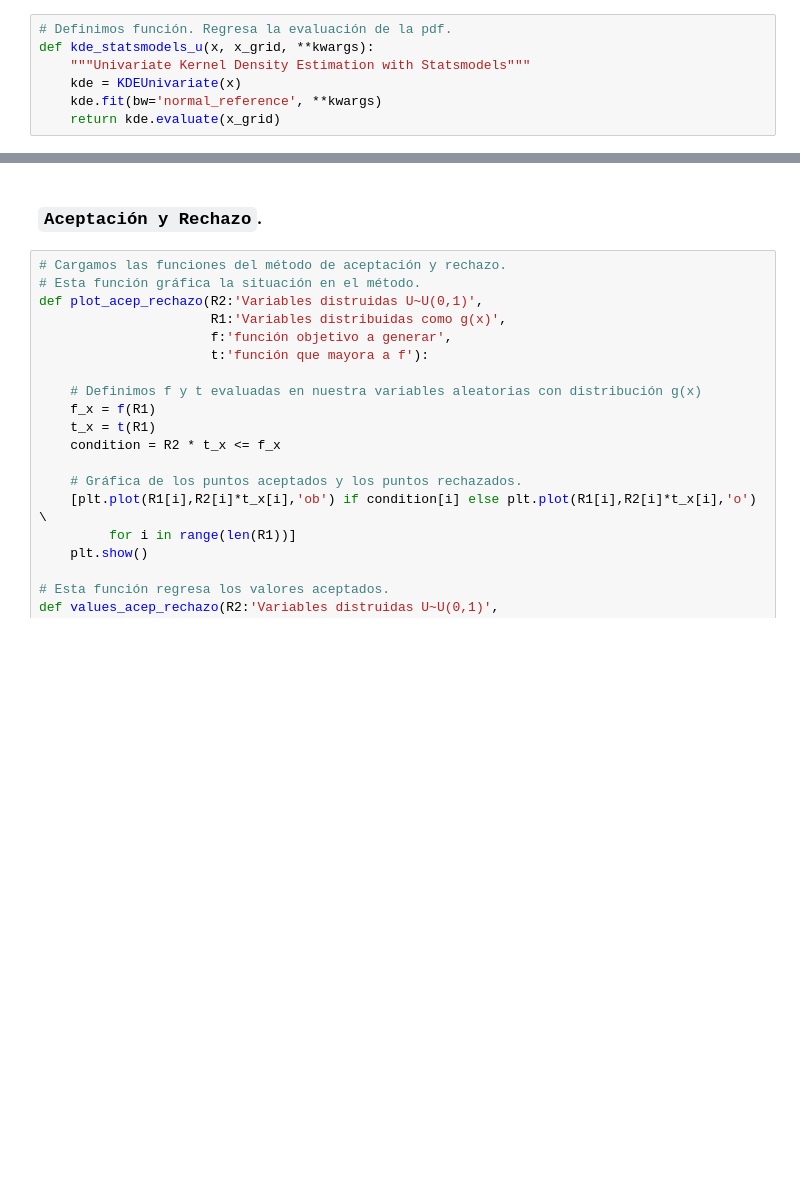
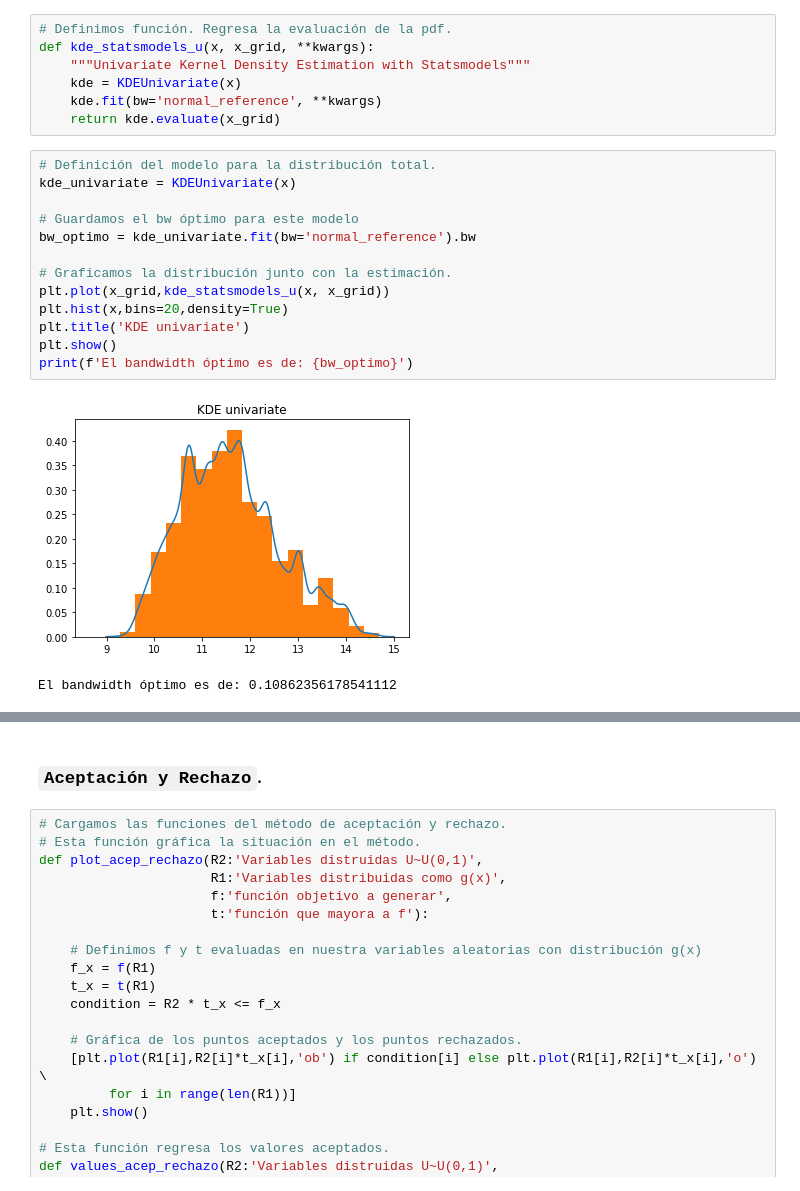
Before and after one commit to JuanPablo2019/Proyecto_modulo1, a Jupyter notebook: ProyectoModulo1_MaganaJ_PinedaB.ipynb, the cells around one changed output, grey strips where cells are left out. Saved outputs shown, nothing was run; the diff lists cells and outputs as text; blank space fills up the shorter version.

```diff
--- a/ProyectoModulo1_MaganaJ_PinedaB.ipynb
+++ b/ProyectoModulo1_MaganaJ_PinedaB.ipynb
@@ -493,3 +469,19 @@ def kde_statsmodels_u(x, x_grid, **kwargs):
     kde = KDEUnivariate(x)
     kde.fit(bw='normal_reference', **kwargs)
     return kde.evaluate(x_grid)
+# %%
+# Definición del modelo para la distribución total.
+kde_univariate = KDEUnivariate(x)
+
+# Guardamos el bw óptimo para este modelo
+bw_optimo = kde_univariate.fit(bw='normal_reference').bw
+
+# Graficamos la distribución junto con la estimación.
+plt.plot(x_grid,kde_statsmodels_u(x, x_grid))
+plt.hist(x,bins=20,density=True)
+plt.title('KDE univariate')
+plt.show()
+print(f'El bandwidth óptimo es de: {bw_optimo}')
+# %% [output]
+[figure, added]
+El bandwidth óptimo es de: 0.10862356178541112
```
Also changed, not shown: parts of 37 cells of this notebook.
